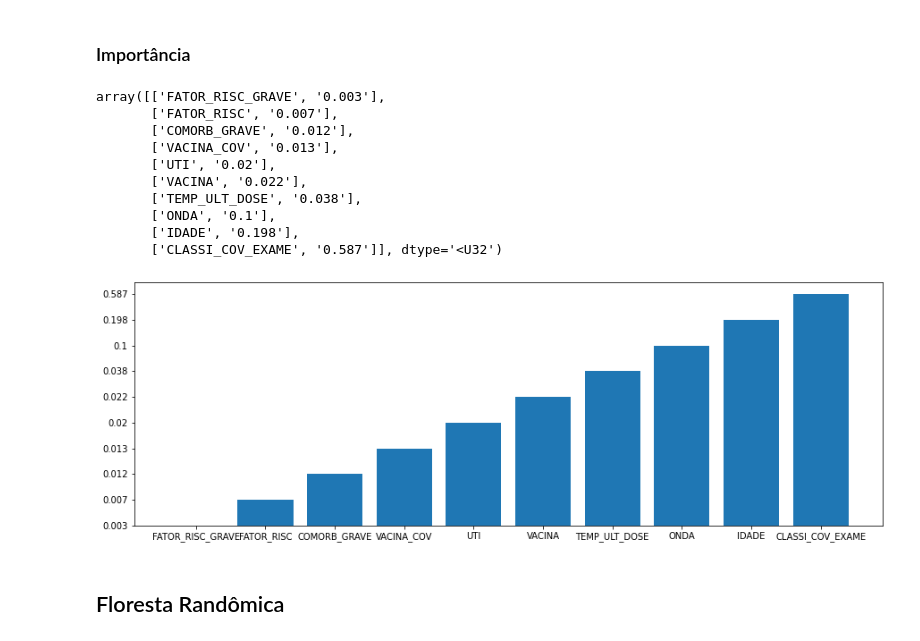
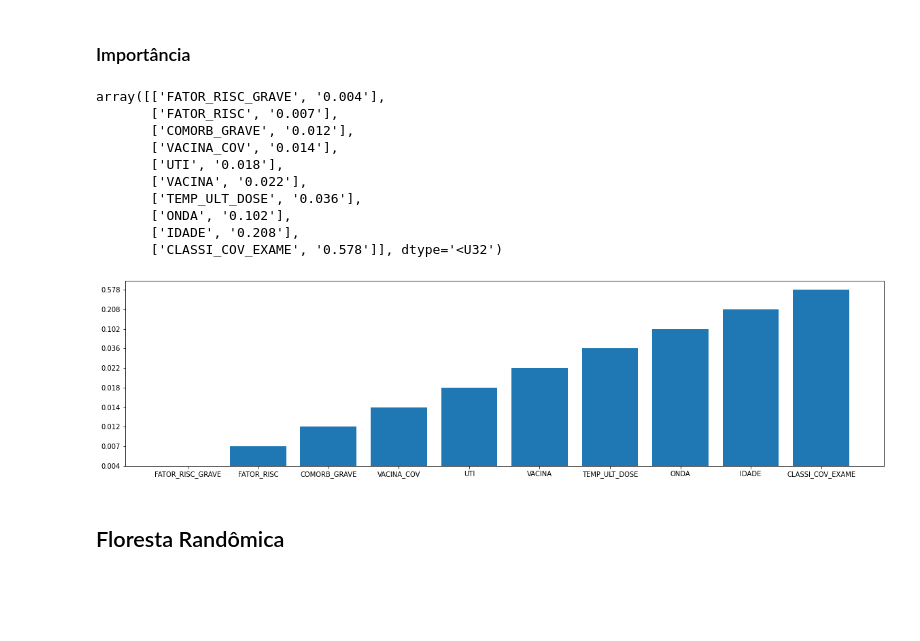
Before and after one commit to Raafm/-SUS-SRAG-2020-2022-statistics, a Jupyter notebook: Modelos_De_ML.ipynb, the cells around one changed output. Cells and saved outputs as stored; diff of their text form; code cells hidden in the pictures; blank space fills up the shorter version.

```diff
--- a/Modelos_De_ML.ipynb
+++ b/Modelos_De_ML.ipynb
@@ -273,9 +273,9 @@ plt.show()
 [figure]
 [figure]
 # %%
-df['TEMP_UTI']   = df['TEMP_UTI']/    mediaUTI
-df['TEMP_ULT_DOSE'] = df['TEMP_ULT_DOSE']/mediaULTDOSE
-df['NU_IDADE_N'] = df['NU_IDADE_N']/100
+df['TEMP_UTI']   = df['TEMP_UTI']/    df['TEMP_UTI'].max()
+df['TEMP_ULT_DOSE'] = df['TEMP_ULT_DOSE']/ df['TEMP_ULT_DOSE'].max()
+df['NU_IDADE_N'] = df['NU_IDADE_N']/ df['NU_IDADE_N'].max()
 # %% [markdown]
 # Modelo
 # %%
@@ -533,23 +533,23 @@ importance = np.array(
             )
 importance
 # %% [output]
-array([['FATOR_RISC_GRAVE', '0.003'],
+array([['FATOR_RISC_GRAVE', '0.004'],
        ['FATOR_RISC', '0.007'],
        ['COMORB_GRAVE', '0.012'],
-       ['VACINA_COV', '0.013'],
-       ['UTI', '0.02'],
+       ['VACINA_COV', '0.014'],
+       ['UTI', '0.018'],
        ['VACINA', '0.022'],
-       ['TEMP_ULT_DOSE', '0.038'],
-       ['ONDA', '0.1'],
-       ['IDADE', '0.198'],
-       ['CLASSI_COV_EXAME', '0.587']], dtype='<U32')
+       ['TEMP_ULT_DOSE', '0.036'],
+       ['ONDA', '0.102'],
+       ['IDADE', '0.208'],
+       ['CLASSI_COV_EXAME', '0.578']], dtype='<U32')
 # %%
-plt.figure(figsize= (15,5))
+plt.figure(figsize= (20,5))
 plt.bar(importance[:,0],importance[:,1])
 
 plt.show()
 # %% [output]
-[figure, old version]
+[figure, new version]
 # %% [markdown]
 ## Floresta Randômica
 # %%
```
Also changed, not shown: parts of 11 cells of this notebook.
